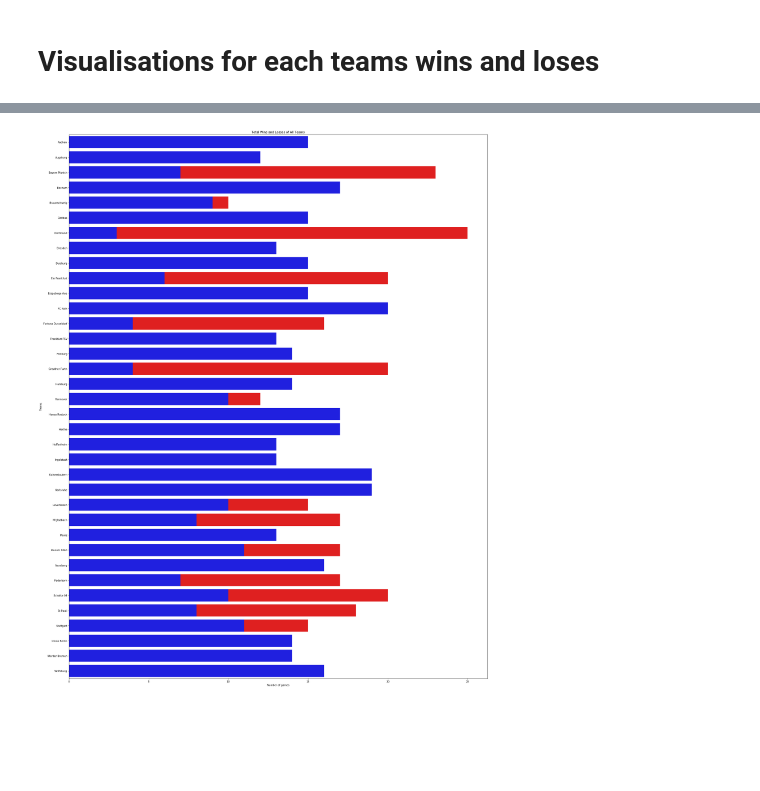
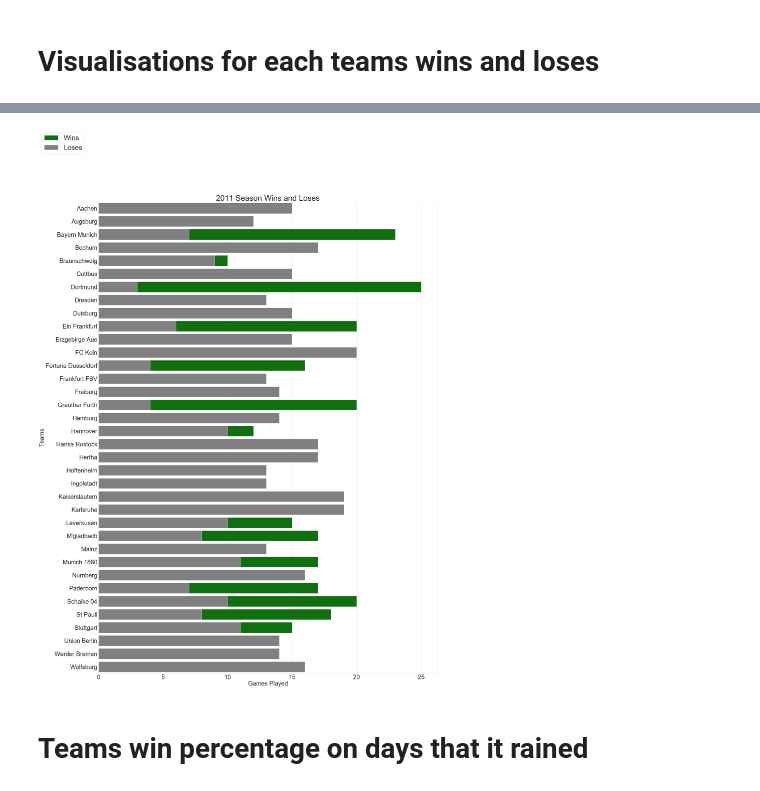
Before and after one commit to Louis-Bad/Module-2---Football-Analysis, a Jupyter notebook: Project 2 - Football Analysis.ipynb, the cells around one changed output, grey strips where cells are left out. Saved outputs shown, nothing was run; the diff lists cells and outputs as text; code cells hidden in the pictures; blank space fills up the shorter version.

Commit message:
slight update to the visualisation

```diff
--- a/Project 2 - Football Analysis.ipynb
+++ b/Project 2 - Football Analysis.ipynb
@@ -511,10 +497,20 @@ plt.show();
-# %%
-plt.figure(figsize=(30,40))
-ax1 = sns.barplot(x="TotalWins" , y = "TeamName", data=final_team_df , color='red')
-ax2 = sns.barplot(x='TotalLoses', y="TeamName", data=final_team_df, color ='blue')
-plt.xlabel("Number of games")
-plt.ylabel("Teams")
-plt.title('Total Wins and Losses of All Teams' , fontsize = 12)
-plt.show()
-# %% [output]
-[figure, removed]
+# %%
+fig, ax = plt.subplots(figsize=(35, 50))
+sns.set_style("whitegrid")
+
+sns.barplot(data=final_team_df, x="TotalWins", y= "TeamName", color="Green", label="Wins",)
+sns.barplot(data=final_team_df, x="TotalLoses", y= "TeamName", color="Grey", label="Loses")
+
+plt.title("2011 Season Wins and Loses", fontsize=45)
+plt.ylabel("Teams", fontsize=35)
+plt.yticks(fontsize=35, rotation=0)
+
+plt.xlabel("Games Played", fontsize=35)
+plt.xticks(fontsize=35, rotation=0)
+
+fig.legend(fontsize=40, loc=2)
+plt.show();
+# %% [output]
+[figure, added]
+# %% [markdown]
+# Teams win percentage on days that it rained
```
Also changed, not shown: parts of 2 cells of this notebook.
